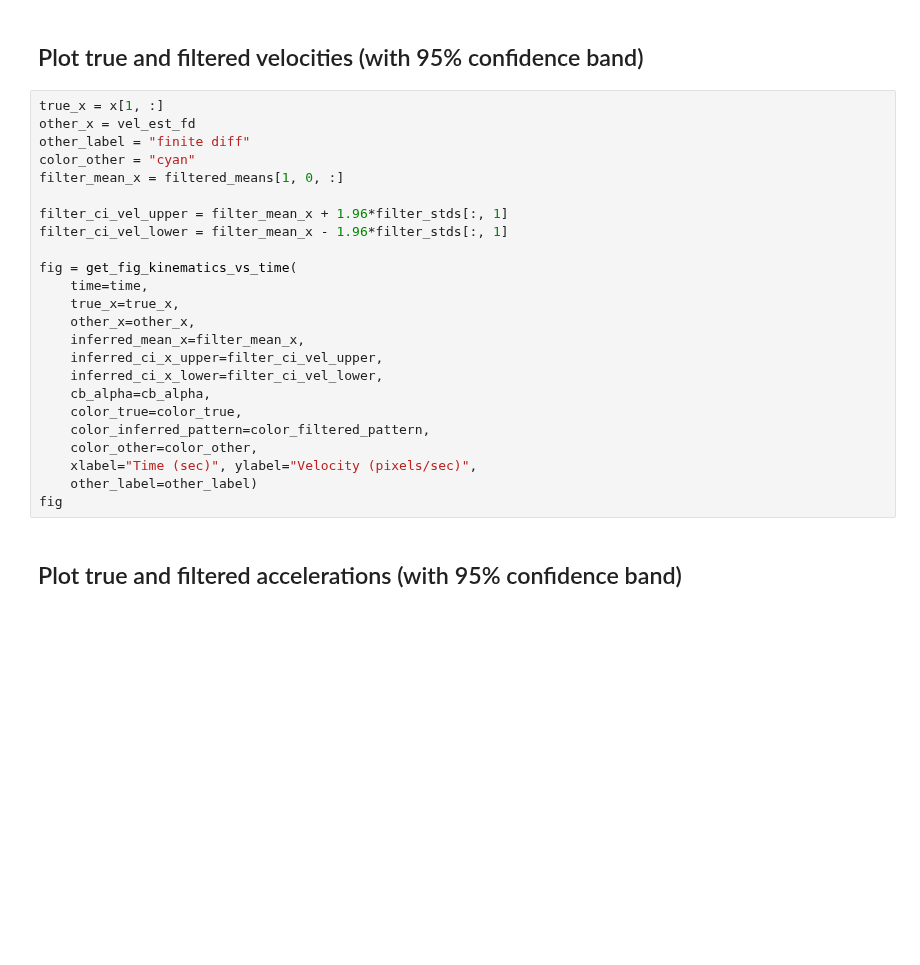
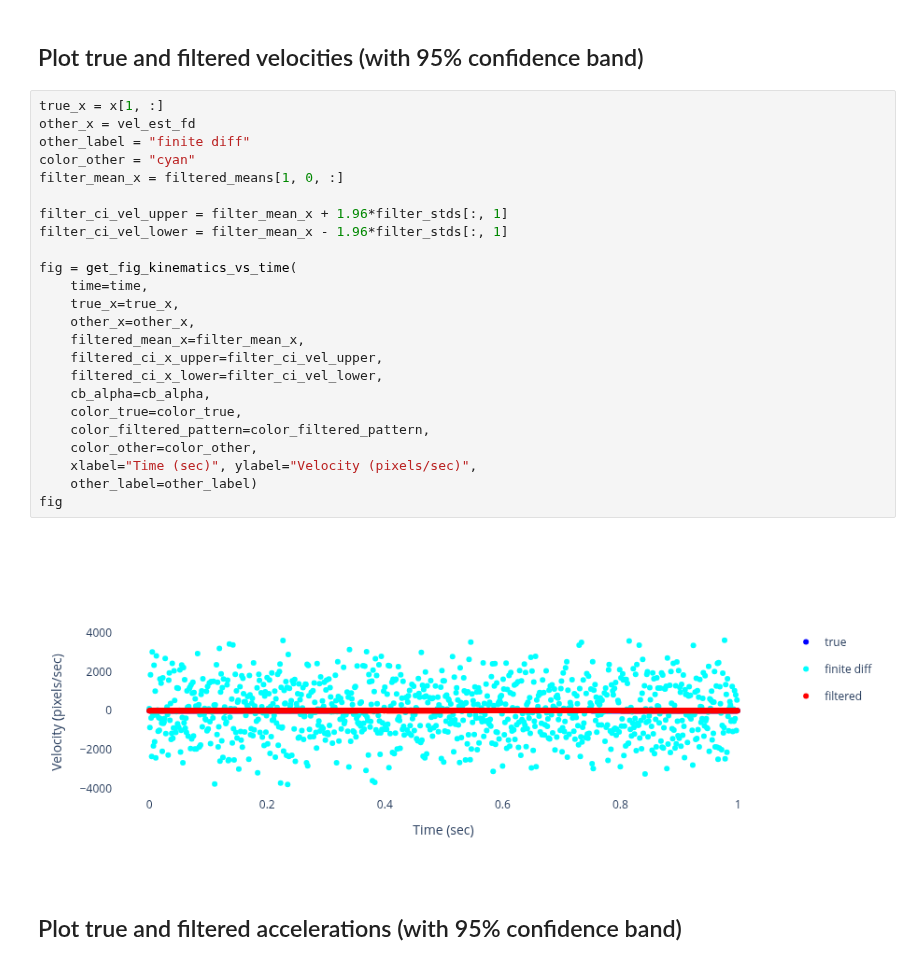
Before and after one commit to joacorapela/lds_itba_2026, a Jupyter notebook: code/notebooks/exercises/plotBatchFilterSimulated1DTrajectoryDWPA.ipynb, the cells around one changed output. Drawn from its saved outputs; the diff is of its cells as text; blank space fills up the shorter version.

```diff
--- a/code/notebooks/exercises/plotBatchFilterSimulated1DTrajectoryDWPA.ipynb
+++ b/code/notebooks/exercises/plotBatchFilterSimulated1DTrajectoryDWPA.ipynb
@@ -245,27 +207,29 @@ fig
 # %%
 true_x = x[1, :]
 other_x = vel_est_fd
 other_label = "finite diff"
 color_other = "cyan"
 filter_mean_x = filtered_means[1, 0, :]
 
 filter_ci_vel_upper = filter_mean_x + 1.96*filter_stds[:, 1]
 filter_ci_vel_lower = filter_mean_x - 1.96*filter_stds[:, 1]
 
 fig = get_fig_kinematics_vs_time(
     time=time,
     true_x=true_x,
     other_x=other_x,
-    inferred_mean_x=filter_mean_x,
-    inferred_ci_x_upper=filter_ci_vel_upper,
-    inferred_ci_x_lower=filter_ci_vel_lower,
+    filtered_mean_x=filter_mean_x,
+    filtered_ci_x_upper=filter_ci_vel_upper,
+    filtered_ci_x_lower=filter_ci_vel_lower,
     cb_alpha=cb_alpha,
     color_true=color_true,
-    color_inferred_pattern=color_filtered_pattern,
+    color_filtered_pattern=color_filtered_pattern,
     color_other=color_other,
     xlabel="Time (sec)", ylabel="Velocity (pixels/sec)",
     other_label=other_label)
 fig
+# %% [output]
+[figure, added]
 # %% [markdown]
 ## Plot true and filtered accelerations (with 95% confidence band)
 # %%
```
Also changed, not shown: parts of 10 cells of this notebook, 9 other files.
